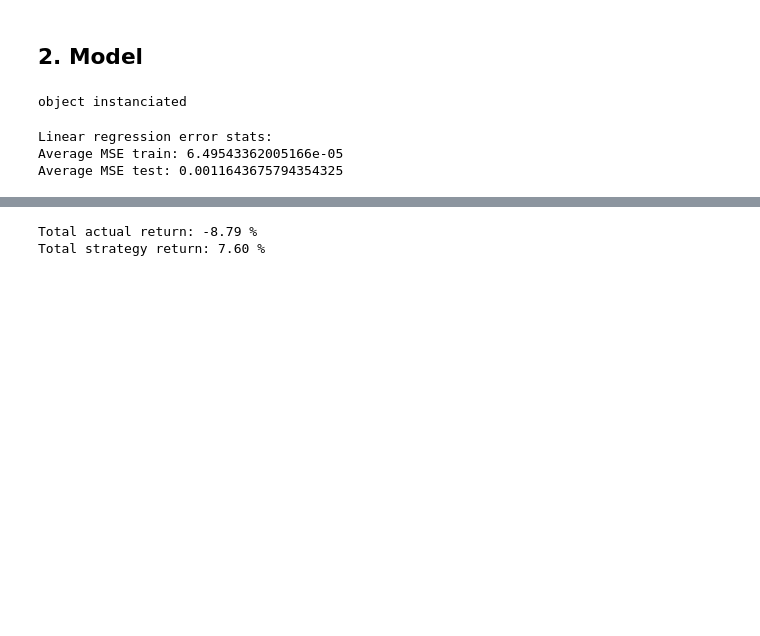
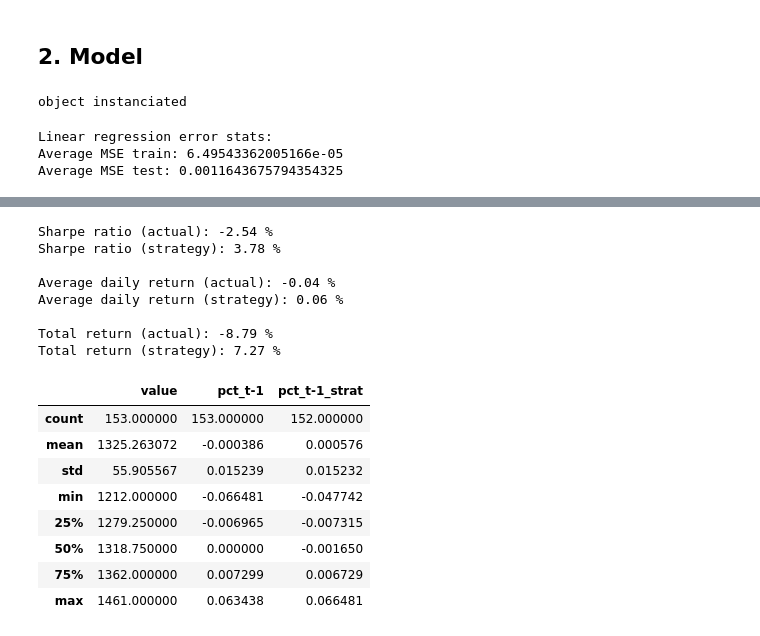
Before and after one commit to kimzwegz/commodity, a Jupyter notebook: commod.ipynb, the cells around one changed output, grey strips where cells are left out. Saved outputs shown, nothing was run; the diff lists cells and outputs as text; code cells hidden in the pictures; blank space fills up the shorter version.

```diff
--- a/commod.ipynb
+++ b/commod.ipynb
@@ -262,0 +215,3 @@ df_rf[['date', 'value', 'value_t-1',
+# %%
+## price of beans using random forest prediction
+df_rf = model.backtest(df_rf, 'value', 'predict', 'value_rf')
@@ -265,37 +225,75 @@ df_rf[['date', 'value', 'value_t-1',
 
 fig = make_subplots(specs=[[{"secondary_y": True}]])
 
-fig.add_trace(go.Scatter(x=df_rf['date'], y = df_rf['value'], name='actual', line=(dict(width=3))))
+fig.add_trace(go.Scatter(x=df_rf['date'], y = df_rf['value'], name='Actual', line=(dict(width=3))))
 
+## to hide when showing strategy
+fig.add_trace(go.Scatter(x=df_rf['date'], y = df_rf['value_rf'], name='Random forest price prediction'))
 fig.add_hline(y=1362, annotation_text='Baseline', line_dash="dot", annotation_position="bottom right")
 
 ######################## To un-hide ########################
-# fig.add_trace(go.Scatter(x=df_rf['date'], y = df_rf['value_rf'], name='random forest model'))
-fig.add_trace(go.Scatter(x=df_rf['date'], y = df_rf['value_strat'], name='backtest random forest strategy'))
-## fig.add_trace(go.Scatter(x=df_xgb['date'], y = df_xgb['value_strat'], name='backtest xgb strategy'))
-fig.add_vrect(x0="2021-10-6", x1="2021-11-23", fillcolor="green",  opacity=0.25, line_width=0 , annotation_text="below base line", annotation_position="top left")
+# fig.add_trace(go.Scatter(x=df_rf['date'], y = df_rf['value_strat'], name='backtest random forest price'))
+# # fig.add_vrect(x0="2021-5-13", x1="2021-6-10", fillcolor="green",  opacity=0.25, line_width=0 , annotation_text="below base line", annotation_position="top left")
+
+# fig.add_annotation(x="2021-6-14", y=1700, text="Plunge prediction", showarrow=True, arrowhead=1)
+# fig.add_annotation(x="2021-7-2", y=1700, text="", showarrow=True, arrowhead=1, ax=-50)
+# fig.add_vrect(x0="2021-6-10", x1="2021-6-17", fillcolor="orange",  opacity=0.25, line_width=0)
+# fig.add_vrect(x0="2021-7-2", x1="2021-7-7", fillcolor="orange",  opacity=0.25, line_width=0)
 ############################################################
 
-fig['layout'].update(height=600, width=1500, title='Actual vs Predicted Value')
+fig['layout'].update(height=600, width=1600, title='Actual vs Predicted Value')
 fig.update_xaxes(title_text="Date")
 fig.update_yaxes(title_text="USD")
 
 # fig.add_trace(go.Scatter(x=df_rf['date'], y = df_rf['MSE'], name='MSE'), secondary_y=True)
 
 fig.show()
-
-# sharpe = desc.loc['mean', 'pct_t-1'] / desc.loc['std', 'pct_t-1']
-# avg_return = desc.loc['mean', 'pct_t-1']
-tot_return_act = return_tot(df_rf, 'date', 'value', 'value')
-tot_return_predict = return_tot(df_rf, 'date', 'value', 'value_strat')
-
-# print(f'Sharpe ratio: {100*(sharpe):.2f} %')
-# print(f'Average daily return: {100*(avg_return):.2f} %')
-print(f'Total actual return: {100*(tot_return_act):.2f} %')
-print(f'Total strategy return: {100*(tot_return_predict):.2f} %')
-# %% [output]
-Total actual return: -8.79 %
-Total strategy return: 7.60 %
+# %%
+## Actual vs Strategy statistics
+
+df_rf['pct_t-1_strat'] = df_rf.value_strat.pct_change(1)
+
+sharpe = desc.loc['mean', 'pct_t-1'] / desc.loc['std', 'pct_t-1']
+sharpe_strat= desc.loc['mean', 'pct_t-1_strat'] / desc.loc['std', 'pct_t-1_strat']
+
+avg_return = desc.loc['mean', 'pct_t-1']
+avg_return_strat = desc.loc['mean', 'pct_t-1_strat']
+
+tot_return_act = return_tot(df_rf, 'date', 'value', 'value')
+tot_return_predict = return_tot(df_rf, 'date', 'value', 'value_strat')
+
+print(f'Sharpe ratio (actual): {100*(sharpe):.2f} %')
+print(f'Sharpe ratio (strategy): {100*(sharpe_strat):.2f} %')
+print()
+
+print(f'Average daily return (actual): {100*(avg_return):.2f} %')
+print(f'Average daily return (strategy): {100*(avg_return_strat):.2f} %')
+
+print()
+print(f'Total return (actual): {100*(tot_return_act):.2f} %')
+print(f'Total return (strategy): {100*(tot_return_predict):.2f} %')
+
+cols_desc = ['value' , 'pct_t-1', 'pct_t-1_strat']
+desc = df_rf[cols_desc].describe()
+desc
+# %% [output]
+Sharpe ratio (actual): -2.54 %
+Sharpe ratio (strategy): 3.78 %
+
+Average daily return (actual): -0.04 %
+Average daily return (strategy): 0.06 %
+
+Total return (actual): -8.79 %
+Total return (strategy): 7.27 %
+|  | value | pct_t-1 | pct_t-1_strat |
+| count | 153.000000 | 153.000000 | 152.000000 |
+| mean | 1325.263072 | -0.000386 | 0.000576 |
+| std | 55.905567 | 0.015239 | 0.015232 |
+| min | 1212.000000 | -0.066481 | -0.047742 |
+| 25% | 1279.250000 | -0.006965 | -0.007315 |
+| 50% | 1318.750000 | 0.000000 | -0.001650 |
+| 75% | 1362.000000 | 0.007299 | 0.006729 |
+| max | 1461.000000 | 0.063438 | 0.066481 |
 # %%
 stats = [stat_lr, stat_xgb, stat_rf]
 mse = [i['MSEtest'] for i in stats]
```
Also changed, not shown: parts of 10 cells of this notebook, 1 other file.
